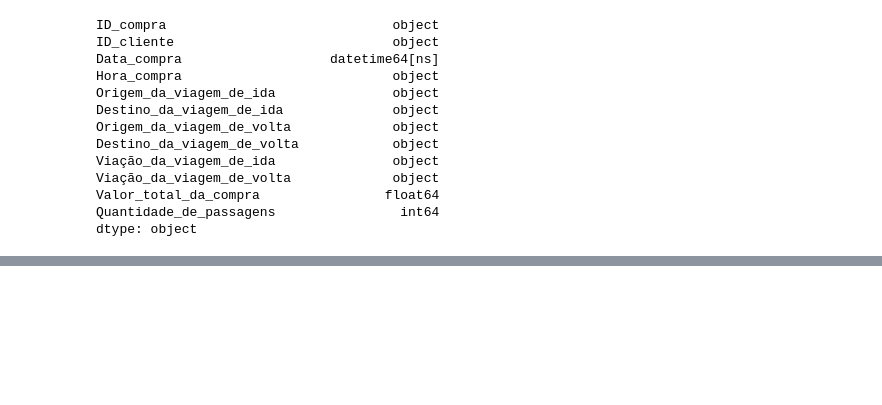
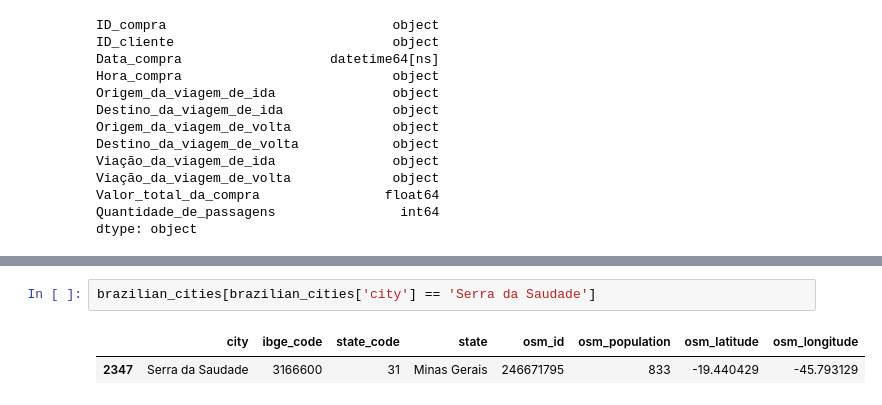
Before and after one commit to JhArantes/F5-Challenge-ClickBus, a Jupyter notebook: Trantando_Dados.ipynb, the cells around one changed output, grey strips where cells are left out. Saved outputs shown, nothing was run; the diff lists cells and outputs as text; blank space fills up the shorter version.

```diff
--- a/Trantando_Dados.ipynb
+++ b/Trantando_Dados.ipynb
@@ -101,0 +178,5 @@ csv_clickbus.to_csv("dados_tratados_clickbus.csv", index=False, encoding="utf-8"
+# %%
+brazilian_cities[brazilian_cities['city'] == 'Serra da Saudade']
+# %% [output]
+|  | city | ibge_code | state_code | state | osm_id | osm_population | osm_latitude | osm_longitude |
+| 2347 | Serra da Saudade | 3166600 | 31 | Minas Gerais | 246671795 | 833 | -19.440429 | -45.793129 |
```
Also changed, not shown: parts of 7 cells of this notebook, 1 other file.
